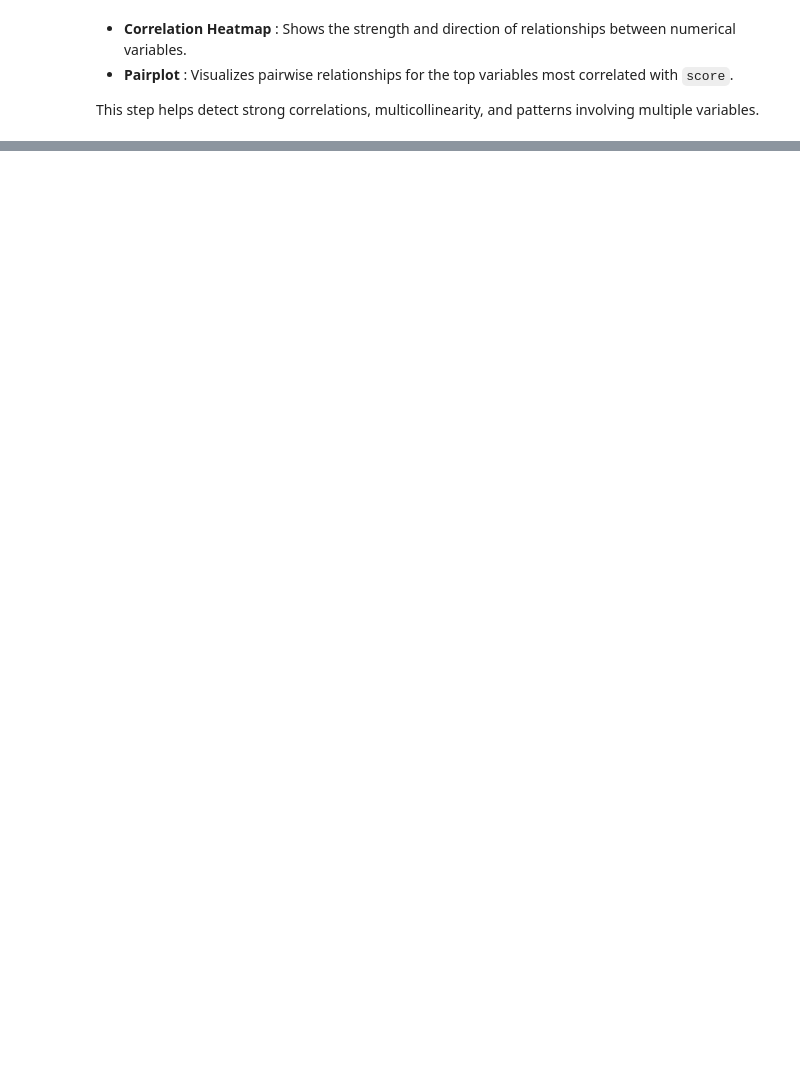
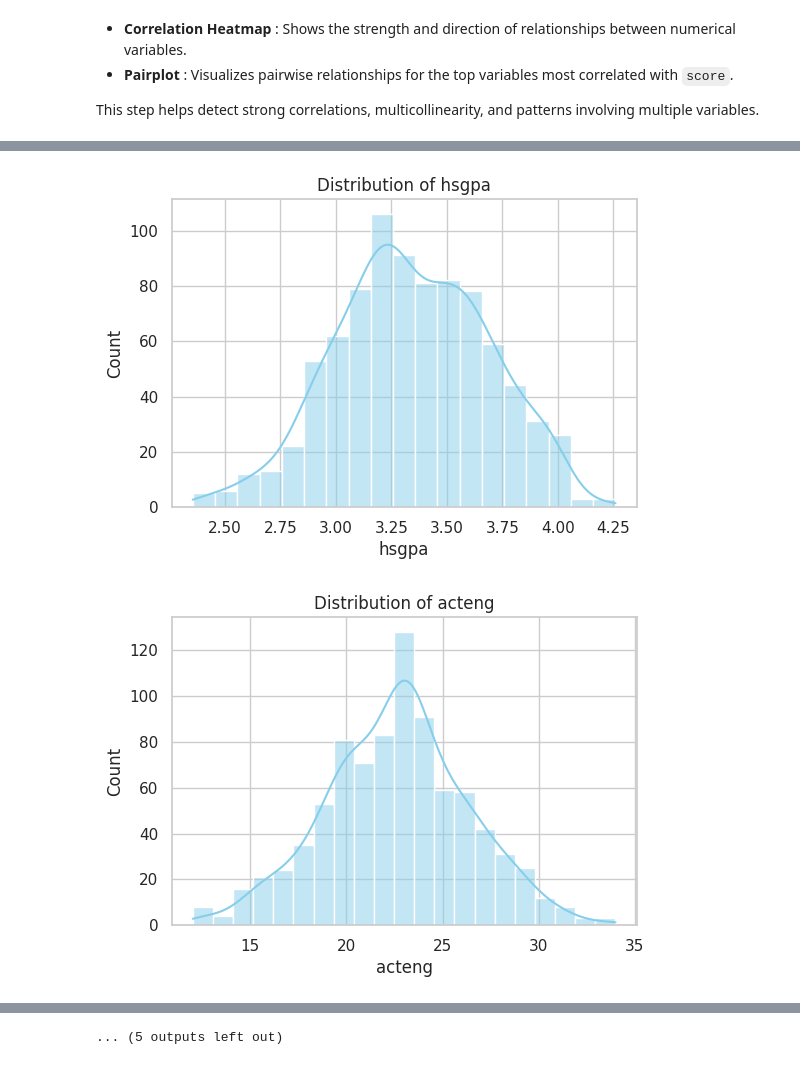
Before and after one commit to Rejuvesh/EDA_PROJECT22BDS0267, a Jupyter notebook: 22BDS0267.ipynb, the cells around one changed output, grey strips where cells are left out. Drawn from its saved outputs; the diff is of its cells as text; code cells hidden in the pictures; blank space fills up the shorter version.

```diff
--- a/22BDS0267.ipynb
+++ b/22BDS0267.ipynb
@@ -264,0 +279,4 @@ This step helps detect strong correlations, multicollinearity, and patterns invo
+# %%
+# Separate numerical and categorical
+num_cols = df.select_dtypes(include=np.number).columns.tolist()
+cat_cols = df.select_dtypes(exclude=np.number).columns.tolist()
@@ -264,0 +288,4 @@ This step helps detect strong correlations, multicollinearity, and patterns invo
+# %%
+# Remove ID-like column
+id_like = ["rownames"]
+num_cols = [col for col in num_cols if col not in id_like]
@@ -264,0 +297,12 @@ This step helps detect strong correlations, multicollinearity, and patterns invo
+# %%
+# 1. STATISTICAL SUMMARY MEASURES
+# =========================================================
+
+print("===== Skewness of Numerical Variables =====")
+for col in num_cols:
+    print(f"{col}: Skewness = {skew(df[col]):.2f}")
+
+print("\n===== Quantiles (5%, 25%, 50%, 75%, 95%) =====")
+for col in num_cols:
+    print(f"\n{col}:")
+    print(df[col].quantile([0.05, 0.25, 0.5, 0.75, 0.95]))
@@ -264,0 +341,33 @@ This step helps detect strong correlations, multicollinearity, and patterns invo
+# %%
+# 2. 1D ANALYSIS
+# =========================================================
+
+# Frequency distribution for categorical variables
+for col in cat_cols:
+    print(f"\nFrequency distribution of {col}:")
+    print(df[col].value_counts())
+
+# Numerical KDE + Histogram
+for col in num_cols:
+    plt.figure(figsize=(6, 4))
+    sns.histplot(df[col], kde=True, color="skyblue")
+    plt.title(f"Distribution of {col}")
+    plt.show()
+
+# Bar Plots for categorical variables
+for col in cat_cols:
+    plt.figure(figsize=(6, 4))
+    sns.countplot(x=df[col], palette="Set2")
+    plt.title(f"Bar Plot of {col}")
+    plt.show()
+
+# Dot Plots for categorical variables
+for col in cat_cols:
+    freq = df[col].value_counts()
+    plt.figure(figsize=(6, 4))
+    plt.plot(freq.index, freq.values, "o", markersize=10, color="purple")
+    plt.title(f"Dot Plot of {col}")
+    plt.xlabel(col)
+    plt.ylabel("Frequency")
+    plt.show()
+# %% [output]
@@ -264,0 +379,2 @@ This step helps detect strong correlations, multicollinearity, and patterns invo
+[figure, added]
+[figure, added]
@@ -264,0 +386 @@ This step helps detect strong correlations, multicollinearity, and patterns invo
+... (5 outputs left out)
```
Also changed, not shown: parts of 20 cells of this notebook.
